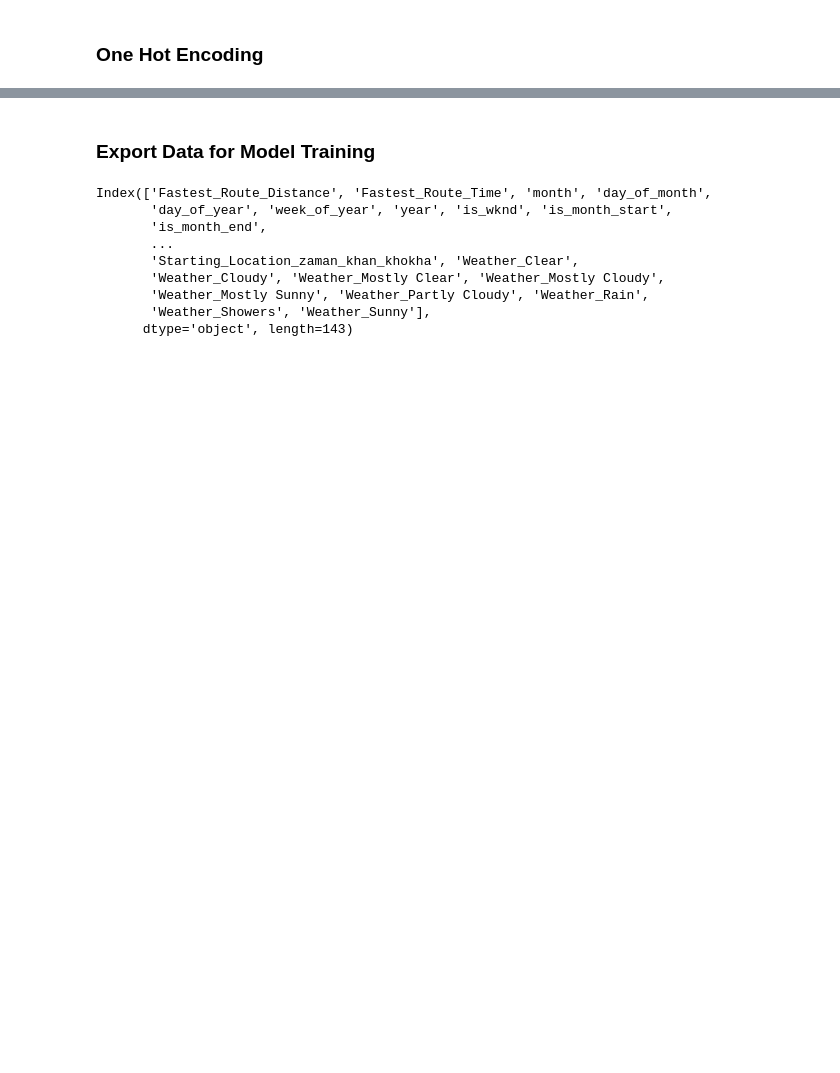
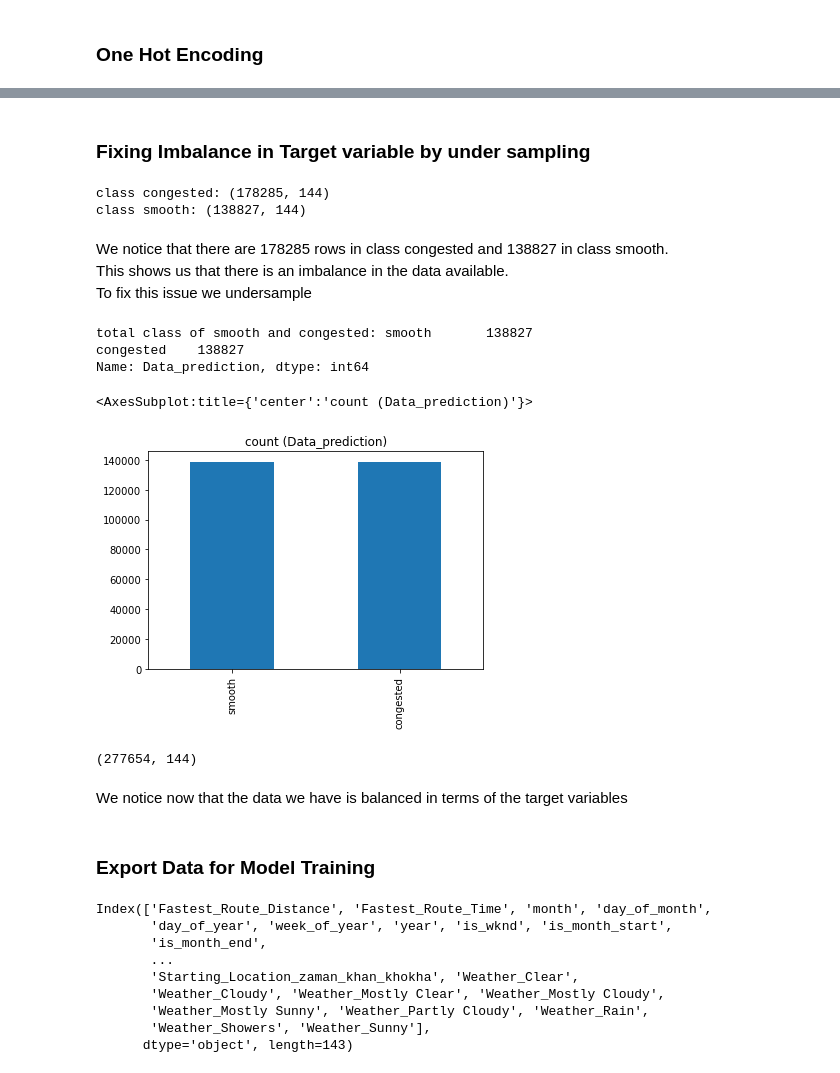
Before and after one commit to andromeda360/research-ds-use-cases, a Jupyter notebook: traffic_congestion/Preprocessing-2.ipynb, the cells around one changed output, grey strips where cells are left out. Cells and saved outputs as stored; diff of their text form; code cells hidden in the pictures; blank space fills up the shorter version.

```diff
--- a/traffic_congestion/Preprocessing-2.ipynb
+++ b/traffic_congestion/Preprocessing-2.ipynb
@@ -143,3 +160,38 @@ data.drop(["Holiday","Special_Condition","Sys_Time","Date"], axis = 1, inplace =
+# %% [markdown]
+### Fixing Imbalance in Target variable by under sampling
+# %%
+# class count
+class_count_congested, class_count_smooth = data['Data_prediction'].value_counts()
+
+# Separate class
+class_congested = data[data['Data_prediction'] == "congested"]
+class_smooth = data[data['Data_prediction'] == "smooth"]# print the shape of the class
+print('class congested:', class_0.shape)
+print('class smooth:', class_1.shape)
+# %% [output]
+class congested: (178285, 144)
+class smooth: (138827, 144)
+# %% [markdown]
+We notice that there are 178285 rows in class congested and 138827 in class smooth. <br> This shows us that there is an imbalance in the data available. <br> To fix this issue we undersample
+# %%
+class_congested_under = class_congested.sample(class_count_smooth)
+
+data = pd.concat([class_congested_under, class_smooth], axis=0)
+
+print("total class of smooth and congested:",data['Data_prediction'].value_counts())# plot the count after under-sampeling
+data['Data_prediction'].value_counts().plot(kind='bar', title='count (Data_prediction)')
+# %% [output]
+total class of smooth and congested: smooth       138827
+congested    138827
+Name: Data_prediction, dtype: int64
+<AxesSubplot:title={'center':'count (Data_prediction)'}>
+[figure, added]
+# %%
+data.shape
+# %% [output]
+(277654, 144)
+# %% [markdown]
+We notice now that the data we have is balanced in terms of the target variables
 # %% [markdown]
 ### Export Data for Model Training
 # %%
```
Also changed, not shown: parts of 11 cells of this notebook, 2 other files.
